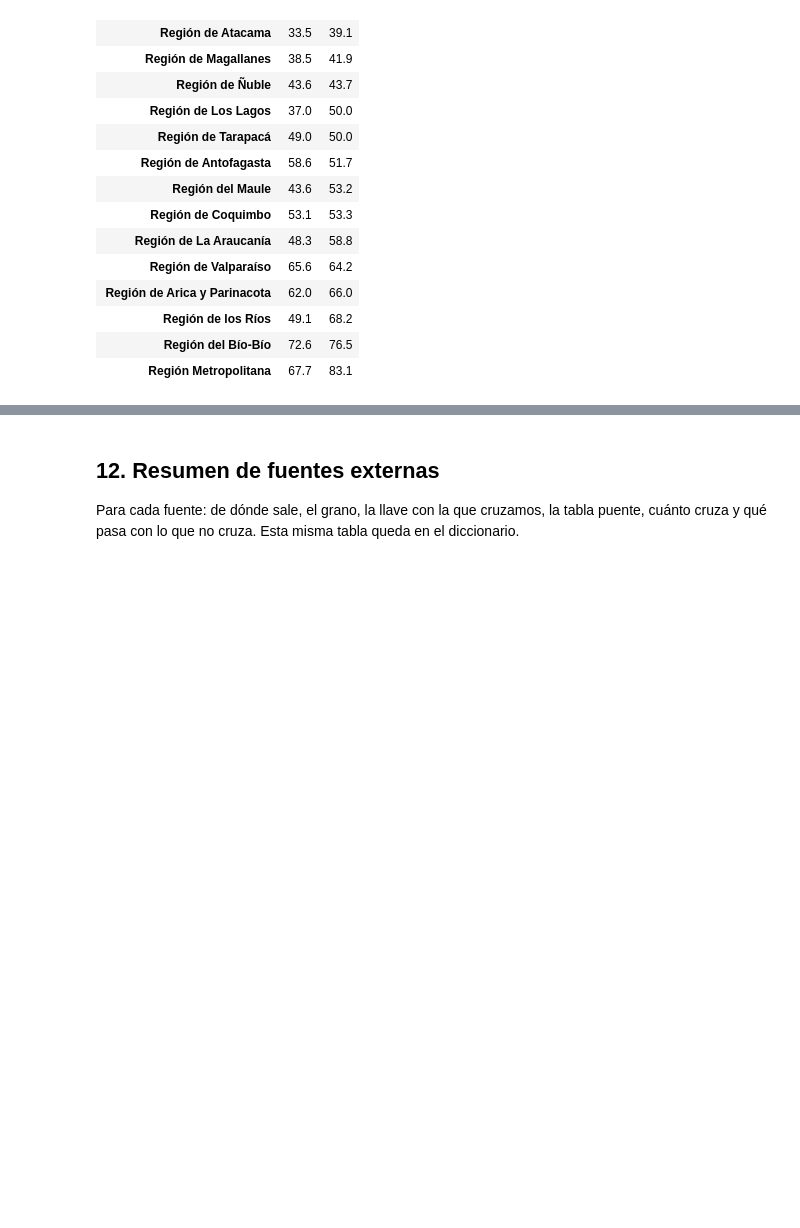
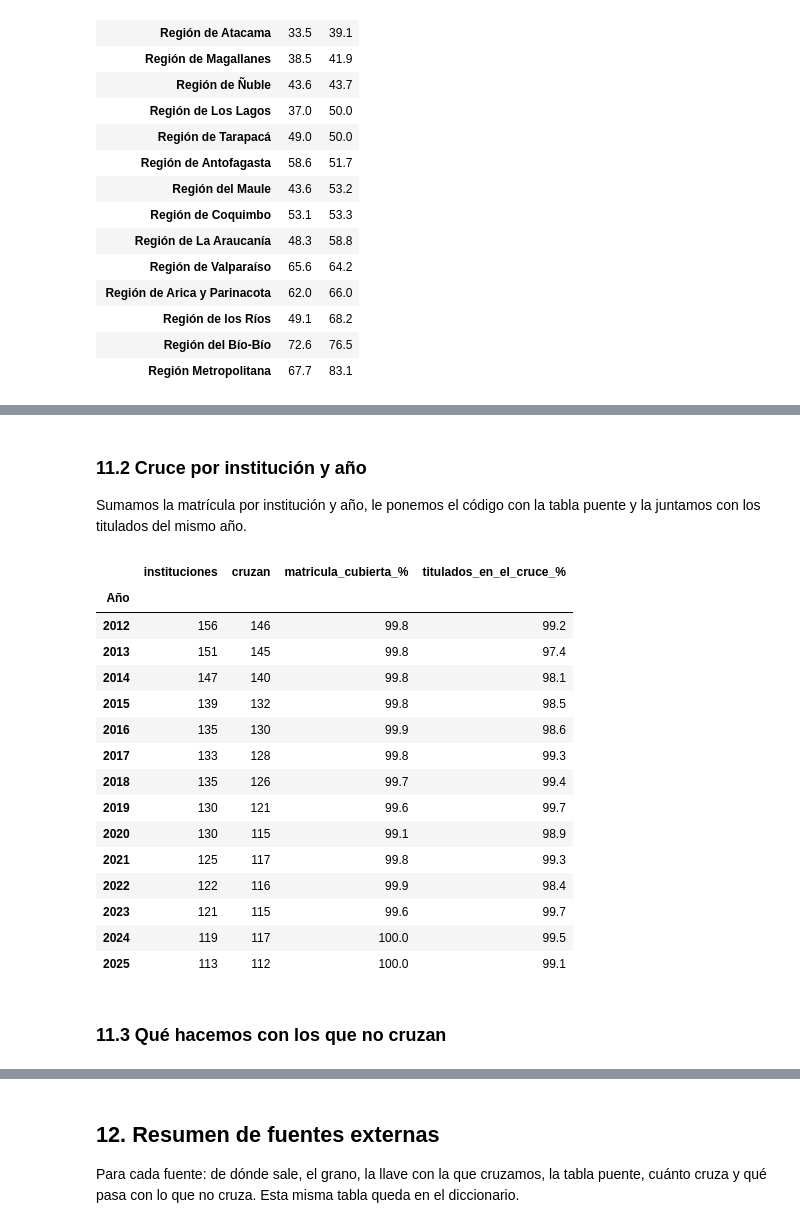
Before and after one commit to diegohuertan/BI_ETL_Hito1, a Jupyter notebook: ETL_Hito1.ipynb, the cells around one changed output, grey strips where cells are left out. Cells and saved outputs as stored; diff of their text form; code cells hidden in the pictures; blank space fills up the shorter version.

```diff
--- a/ETL_Hito1.ipynb
+++ b/ETL_Hito1.ipynb
@@ -836,0 +861,38 @@ Instituciones sin código después de completar a mano: 0
+# %% [markdown]
+### 11.2 Cruce por institución y año
+
+Sumamos la matrícula por institución y año, le ponemos el código con la tabla puente y la juntamos con los titulados del mismo año.
+# %%
+mat_inst = (limpia[limpia['Año'] <= 2025]
+            .groupby(['Nombre Institución', 'Tipo Institución', 'Año'], as_index=False)['Matrícula Total'].sum())
+mat_inst['cod_inst'] = mat_inst['Nombre Institución'].map(puente_cod)
+
+inst = mat_inst.merge(tit_inst, left_on=['cod_inst', 'Año'], right_on=['CÓDIGO INSTITUCIÓN', 'Año'], how='left')
+inst['Titulados_x100_matriculados'] = inst['TOTAL TITULACIONES'] / inst['Matrícula Total'] * 100
+inst['cruza'] = inst['TOTAL TITULACIONES'].notna()
+
+total_tit_año = tit_inst.groupby('Año')['TOTAL TITULACIONES'].sum()
+cobertura = inst.groupby('Año').agg(instituciones=('cruza', 'size'), cruzan=('cruza', 'sum'))
+cobertura['matricula_cubierta_%'] = (inst[inst['cruza']].groupby('Año')['Matrícula Total'].sum()
+                                     / inst.groupby('Año')['Matrícula Total'].sum() * 100)
+cobertura['titulados_en_el_cruce_%'] = inst.groupby('Año')['TOTAL TITULACIONES'].sum() / total_tit_año * 100
+cobertura.round(1)
+# %% [output]
+|  | instituciones | cruzan | matricula_cubierta_% | titulados_en_el_cruce_% |
+| Año |  |  |  |  |
+| 2012 | 156 | 146 | 99.8 | 99.2 |
+| 2013 | 151 | 145 | 99.8 | 97.4 |
+| 2014 | 147 | 140 | 99.8 | 98.1 |
+| 2015 | 139 | 132 | 99.8 | 98.5 |
+| 2016 | 135 | 130 | 99.9 | 98.6 |
+| 2017 | 133 | 128 | 99.8 | 99.3 |
+| 2018 | 135 | 126 | 99.7 | 99.4 |
+| 2019 | 130 | 121 | 99.6 | 99.7 |
+| 2020 | 130 | 115 | 99.1 | 98.9 |
+| 2021 | 125 | 117 | 99.8 | 99.3 |
+| 2022 | 122 | 116 | 99.9 | 98.4 |
+| 2023 | 121 | 115 | 99.6 | 99.7 |
+| 2024 | 119 | 117 | 100.0 | 99.5 |
+| 2025 | 113 | 112 | 100.0 | 99.1 |
+# %% [markdown]
+### 11.3 Qué hacemos con los que no cruzan
```
Also changed, not shown: parts of 27 cells of this notebook, 6 other files.
